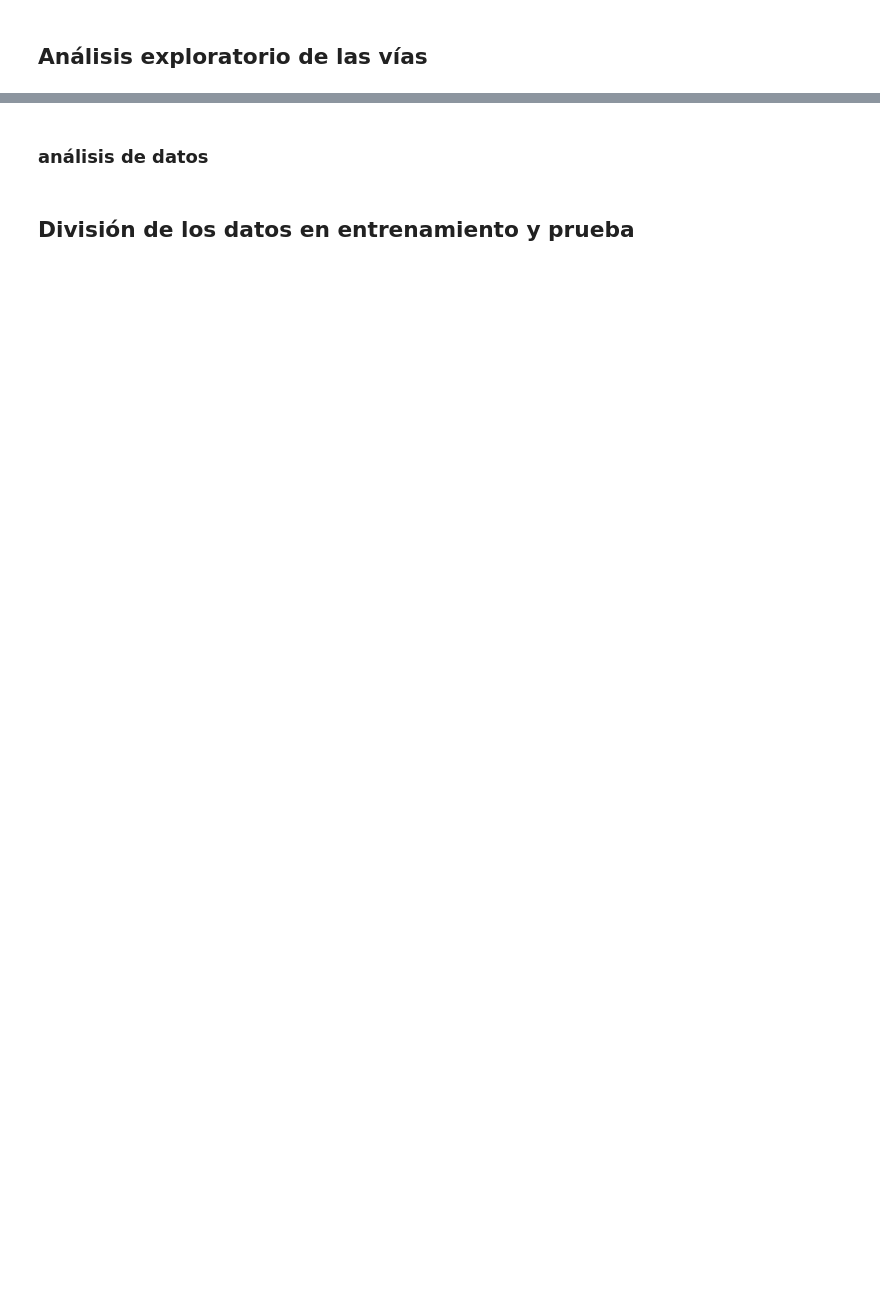
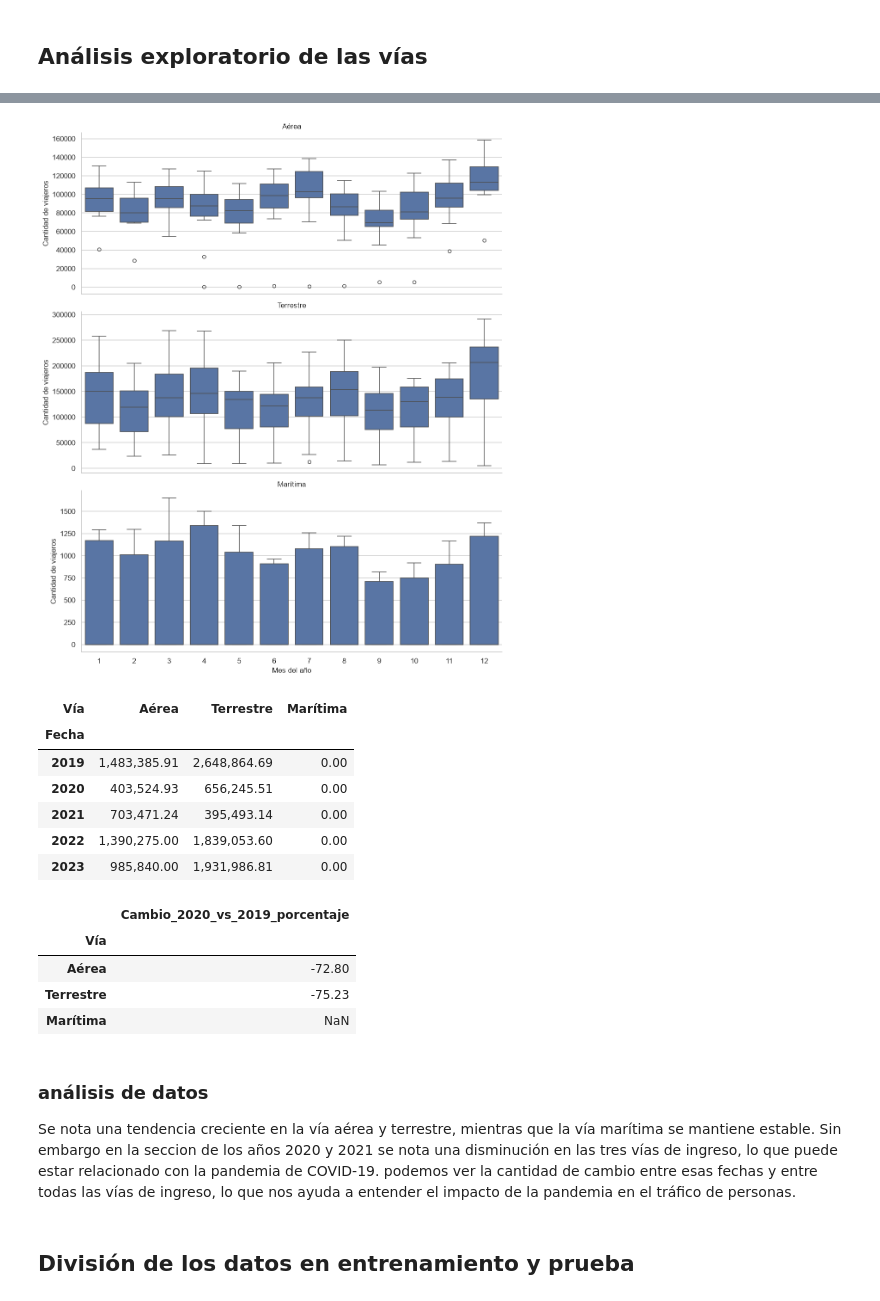
Before and after one commit to Vann06/Data-Science, a Jupyter notebook: L01_series_tiempo/notebooks/vias_de_ingreso.ipynb, the cells around one changed output, grey strips where cells are left out. Drawn from its saved outputs; the diff is of its cells as text; code cells hidden in the pictures; blank space fills up the shorter version.

```diff
--- a/L01_series_tiempo/notebooks/vias_de_ingreso.ipynb
+++ b/L01_series_tiempo/notebooks/vias_de_ingreso.ipynb
@@ -158,5 +560,81 @@ display(
+# %%
+# ESTACIONARIEDAD MES Y AÑO
+series_largas = (
+    series_vias
+    .reset_index()
+    .melt(
+        id_vars="Fecha",
+        var_name="Vía",
+        value_name="Viajeros"
+    )
+)
+
+series_largas["Mes_numero"] = (
+    series_largas["Fecha"].dt.month
+)
+
+g = sns.catplot(
+    data=series_largas,
+    x="Mes_numero",
+    y="Viajeros",
+    col="Vía",
+    kind="box",
+    col_wrap=1,
+    height=4,
+    aspect=2.5,
+    sharey=False
+)
+
+g.set_axis_labels(
+    "Mes del año",
+    "Cantidad de viajeros"
+)
+
+g.set_titles("{col_name}")
+
+plt.show()
+
+# ANALIAIS PANDEMIA
+comparacion_pandemia = totales_anuales.loc[
+    totales_anuales.index.isin(
+        [2019, 2020, 2021, 2022, 2023]
+    )
+].copy()
+
+display(comparacion_pandemia)
+
+caida_pandemia = (
+    (
+        totales_anuales.loc[2020]
+        - totales_anuales.loc[2019]
+    )
+    / totales_anuales.loc[2019]
+    * 100
+)
+
+caida_pandemia = (
+    caida_pandemia
+    .to_frame("Cambio_2020_vs_2019_porcentaje")
+)
+
+display(caida_pandemia)
+# %% [output]
+[figure, added]
+| Vía | Aérea | Terrestre | Marítima |
+| Fecha |  |  |  |
+| 2019 | 1,483,385.91 | 2,648,864.69 | 0.00 |
+| 2020 | 403,524.93 | 656,245.51 | 0.00 |
+| 2021 | 703,471.24 | 395,493.14 | 0.00 |
+| 2022 | 1,390,275.00 | 1,839,053.60 | 0.00 |
+| 2023 | 985,840.00 | 1,931,986.81 | 0.00 |
+|  | Cambio_2020_vs_2019_porcentaje |
+| Vía |  |
+| Aérea | -72.80 |
+| Terrestre | -75.23 |
+| Marítima | NaN |
 # %% [markdown]
 ### análisis de datos
+Se nota una tendencia creciente en la vía aérea y terrestre, mientras que la vía marítima se mantiene estable. Sin embargo en la seccion de los años 2020 y 2021 se nota una disminución en las tres vías de ingreso, lo que puede estar relacionado con la pandemia de COVID-19. podemos ver la cantidad de cambio entre esas fechas y entre todas las vías de ingreso, lo que nos ayuda a entender el impacto de la pandemia en el tráfico de personas.
 # %% [markdown]
 ## División de los datos en entrenamiento y prueba
 # %%
```
Also changed, not shown: parts of 13 cells of this notebook.
